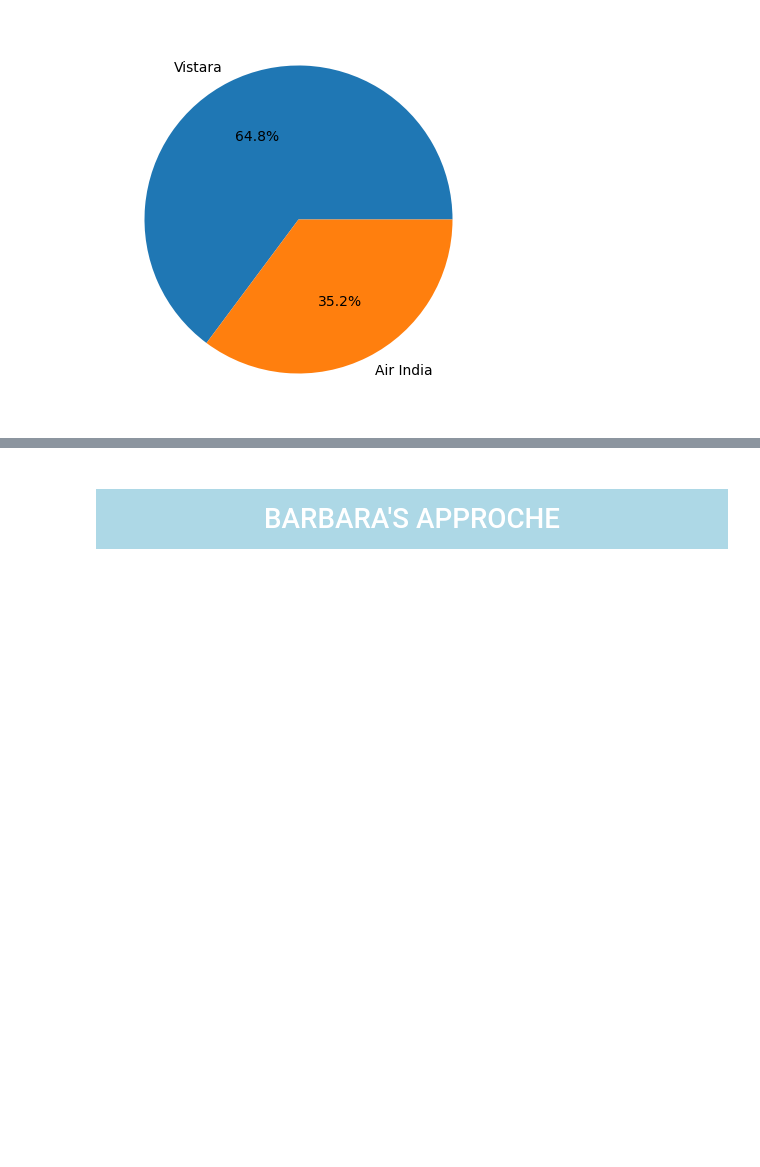
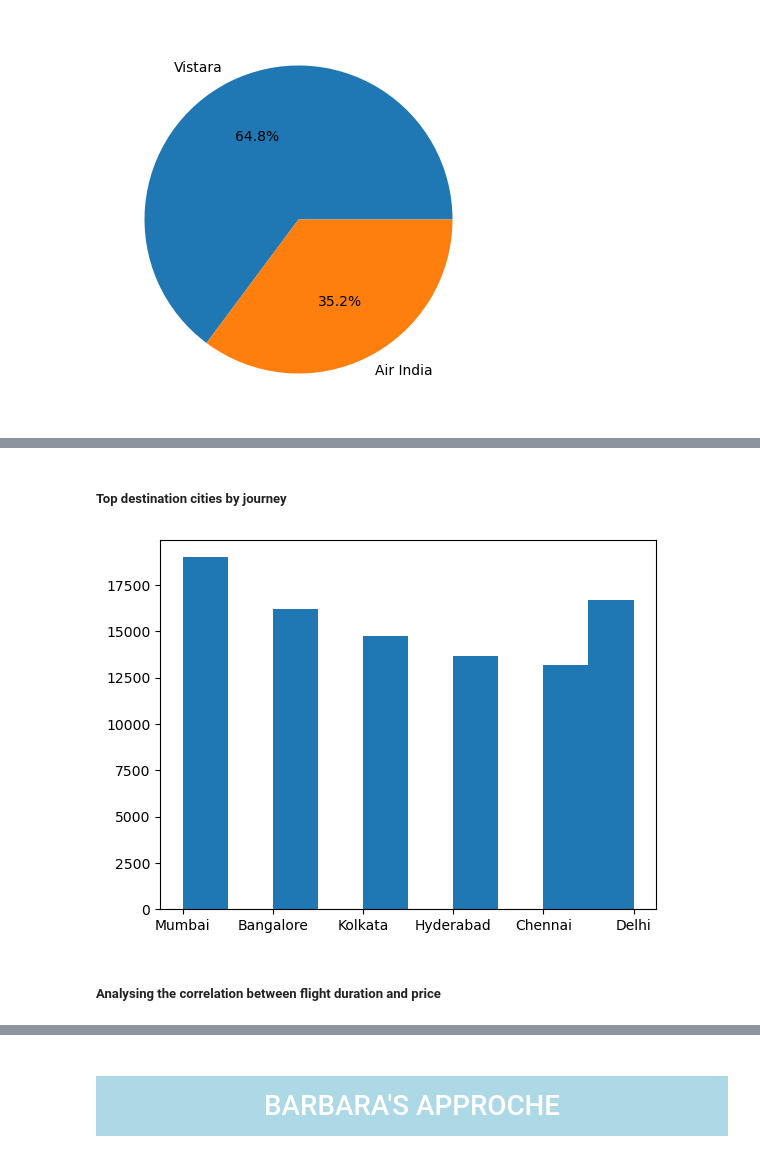
Before and after one commit to JulianaCBrum/MACHINE-LEARNING-, a Jupyter notebook: CA1_ML_Sem2.ipynb, the cells around one changed output, grey strips where cells are left out. Drawn from its saved outputs; the diff is of its cells as text; code cells hidden in the pictures; blank space fills up the shorter version.

```diff
--- a/CA1_ML_Sem2.ipynb
+++ b/CA1_ML_Sem2.ipynb
@@ -240,0 +263,9 @@ plt.show()
+# %% [markdown]
+##### Top destination cities by journey
+# %%
+plt.hist(df["to"])
+plt.show()
+# %% [output]
+[figure, added]
+# %% [markdown]
+##### Analysing the correlation between flight duration and price
```
Also changed, not shown: parts of 13 cells of this notebook.
